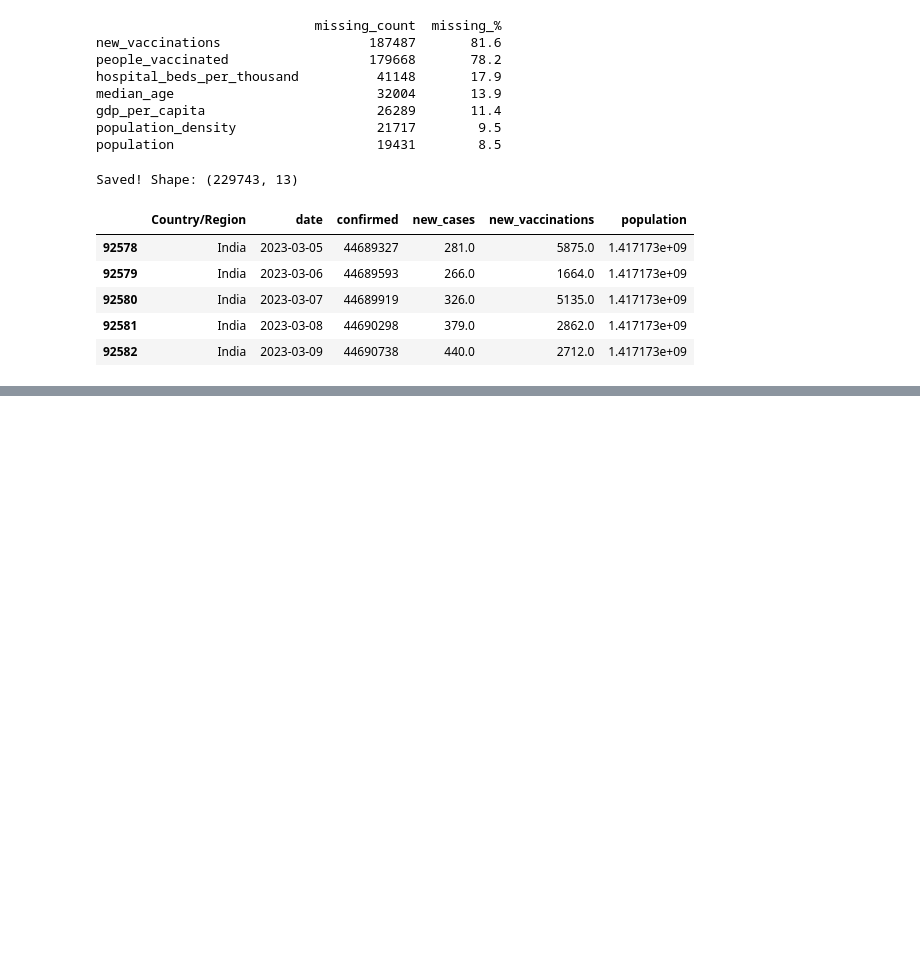
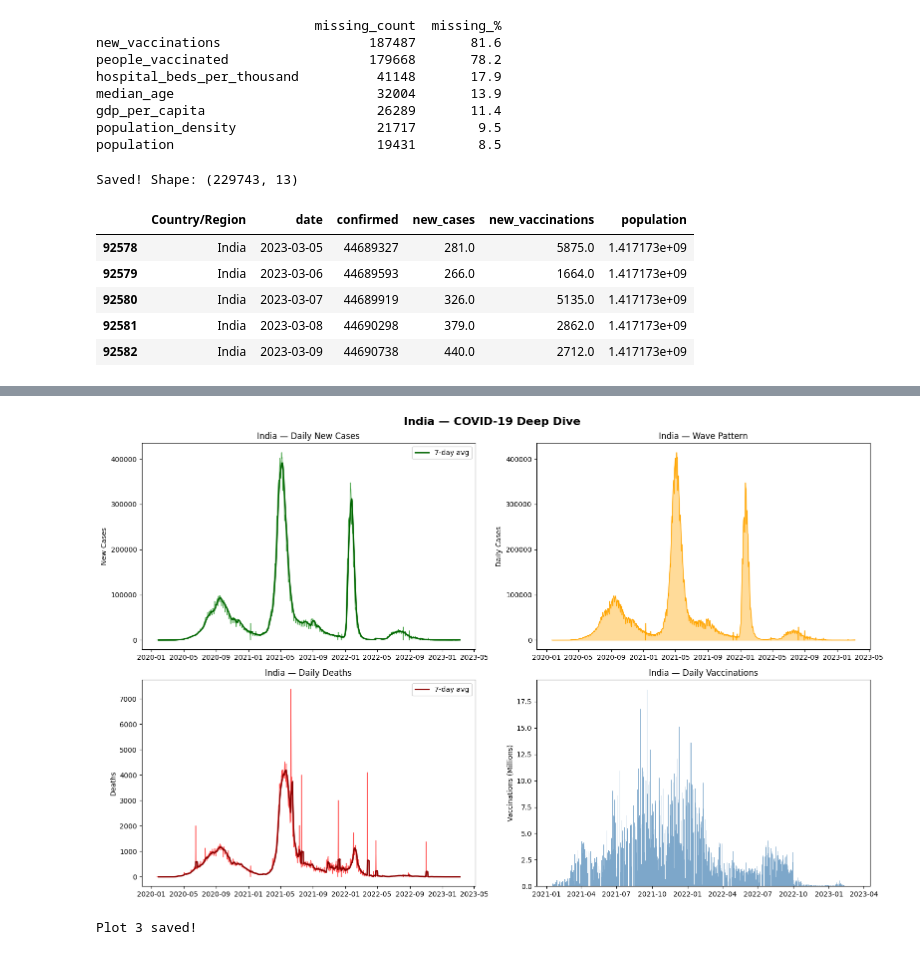
Before and after one commit to Sach11nnn/RogVision, a Jupyter notebook: notebooks/01_eda.ipynb, the cells around one changed output, grey strips where cells are left out. Drawn from its saved outputs; the diff is of its cells as text; code cells hidden in the pictures; blank space fills up the shorter version.

```diff
--- a/notebooks/01_eda.ipynb
+++ b/notebooks/01_eda.ipynb
@@ -241,0 +353,51 @@ Saved! Shape: (229743, 13)
+# %%
+india = df[df['Country/Region'] == 'India'].copy()
+
+fig, axes = plt.subplots(2, 2, figsize=(16, 10))
+fig.suptitle('India — COVID-19 Deep Dive', fontsize=16, fontweight='bold')
+
+# Plot 1 — Daily new cases India
+axes[0,0].plot(india['date'], india['new_cases'],
+               color='green', linewidth=1, alpha=0.7)
+# 7-day rolling average
+india['rolling_7'] = india['new_cases'].rolling(7).mean()
+axes[0,0].plot(india['date'], india['rolling_7'],
+               color='darkgreen', linewidth=2, label='7-day avg')
+axes[0,0].set_title('India — Daily New Cases')
+axes[0,0].set_ylabel('New Cases')
+axes[0,0].legend()
+
+# Plot 2 — India waves (identify peaks)
+axes[0,1].plot(india['date'], india['new_cases'], color='orange', linewidth=1)
+axes[0,1].fill_between(india['date'], india['new_cases'], alpha=0.4, color='orange')
+axes[0,1].set_title('India — Wave Pattern')
+axes[0,1].set_ylabel('Daily Cases')
+
+# Plot 3 — India deaths
+axes[1,0].plot(india['date'], india['new_deaths'],
+               color='red', linewidth=1, alpha=0.7)
+india['deaths_rolling'] = india['new_deaths'].rolling(7).mean()
+axes[1,0].plot(india['date'], india['deaths_rolling'],
+               color='darkred', linewidth=2, label='7-day avg')
+axes[1,0].set_title('India — Daily Deaths')
+axes[1,0].set_ylabel('Deaths')
+axes[1,0].legend()
+
+# Plot 4 — India vaccinations (if available)
+if 'new_vaccinations' in india.columns:
+    india_vax = india.dropna(subset=['new_vaccinations'])
+    axes[1,1].bar(india_vax['date'], india_vax['new_vaccinations']/1e6,
+                  color='steelblue', alpha=0.7, width=1)
+    axes[1,1].set_title('India — Daily Vaccinations')
+    axes[1,1].set_ylabel('Vaccinations (Millions)')
+else:
+    axes[1,1].text(0.5, 0.5, 'Vaccination data\nnot available',
+                   ha='center', va='center', transform=axes[1,1].transAxes)
+
+plt.tight_layout()
+plt.savefig('../data/raw/plot3_india_analysis.png', dpi=150, bbox_inches='tight')
+plt.show()
+print("Plot 3 saved!")
+# %% [output]
+[figure, added]
+Plot 3 saved!
```
Also changed, not shown: parts of 7 cells of this notebook, 4 other files.
